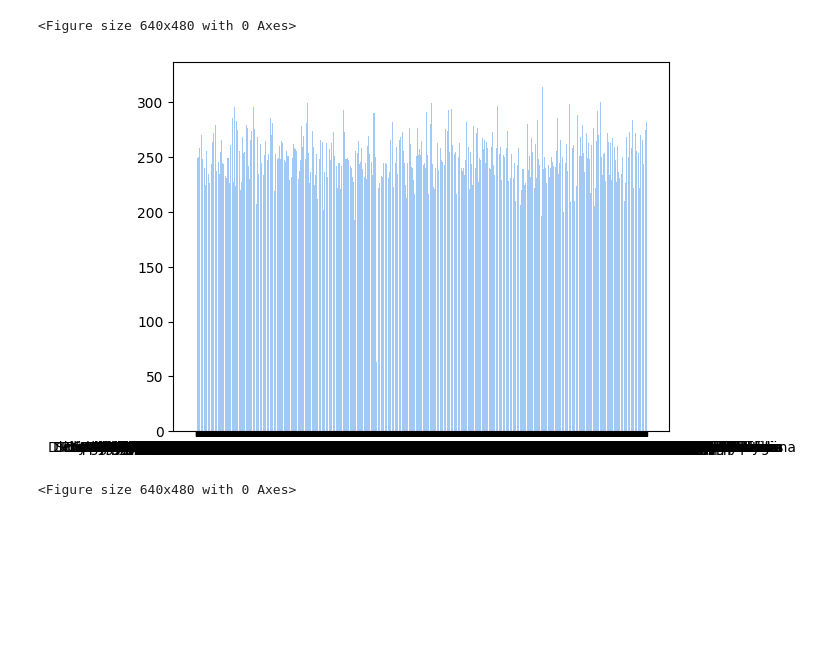
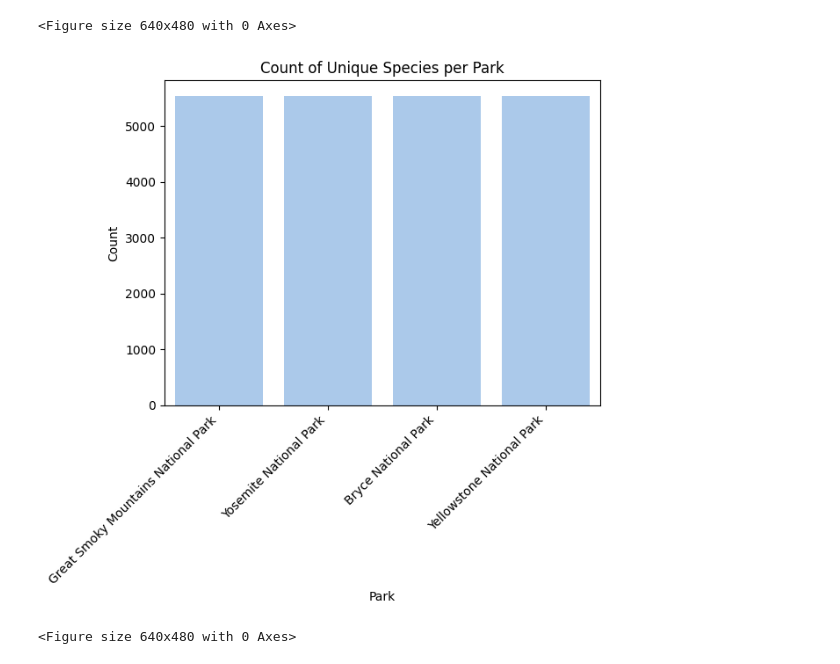
Before and after one commit to harryw1/cuddly-tribble, a Jupyter notebook: data-science-ml/coursework/jupyter/08_biodiversity/biodiversity.ipynb, the cells around one changed output. Cells and saved outputs as stored; diff of their text form; code cells hidden in the pictures; blank space fills up the shorter version.

```diff
--- a/data-science-ml/coursework/jupyter/08_biodiversity/biodiversity.ipynb
+++ b/data-science-ml/coursework/jupyter/08_biodiversity/biodiversity.ipynb
@@ -78,10 +78,16 @@ plt.clf()
 # %% [output]
 [figure]
 <Figure size 640x480 with 0 Axes>
-# %%
-plt.bar(ob_df['scientific_name'], ob_df['observations'])
-plt.show()
-plt.clf()
-# %% [output]
-[figure, removed]
-<Figure size 640x480 with 0 Axes>
+# %%
+filtered_sp = ob_df.dropna()
+sns.barplot(x=filtered_sp['park_name'],
+              y=filtered_sp['scientific_name'].nunique())
+plt.title('Count of Unique Species per Park')
+plt.xlabel('Park')
+plt.ylabel('Count')
+plt.xticks(rotation=45, ha='right')
+plt.show()
+plt.clf()
+# %% [output]
+[figure, added]
+<Figure size 640x480 with 0 Axes>
```
